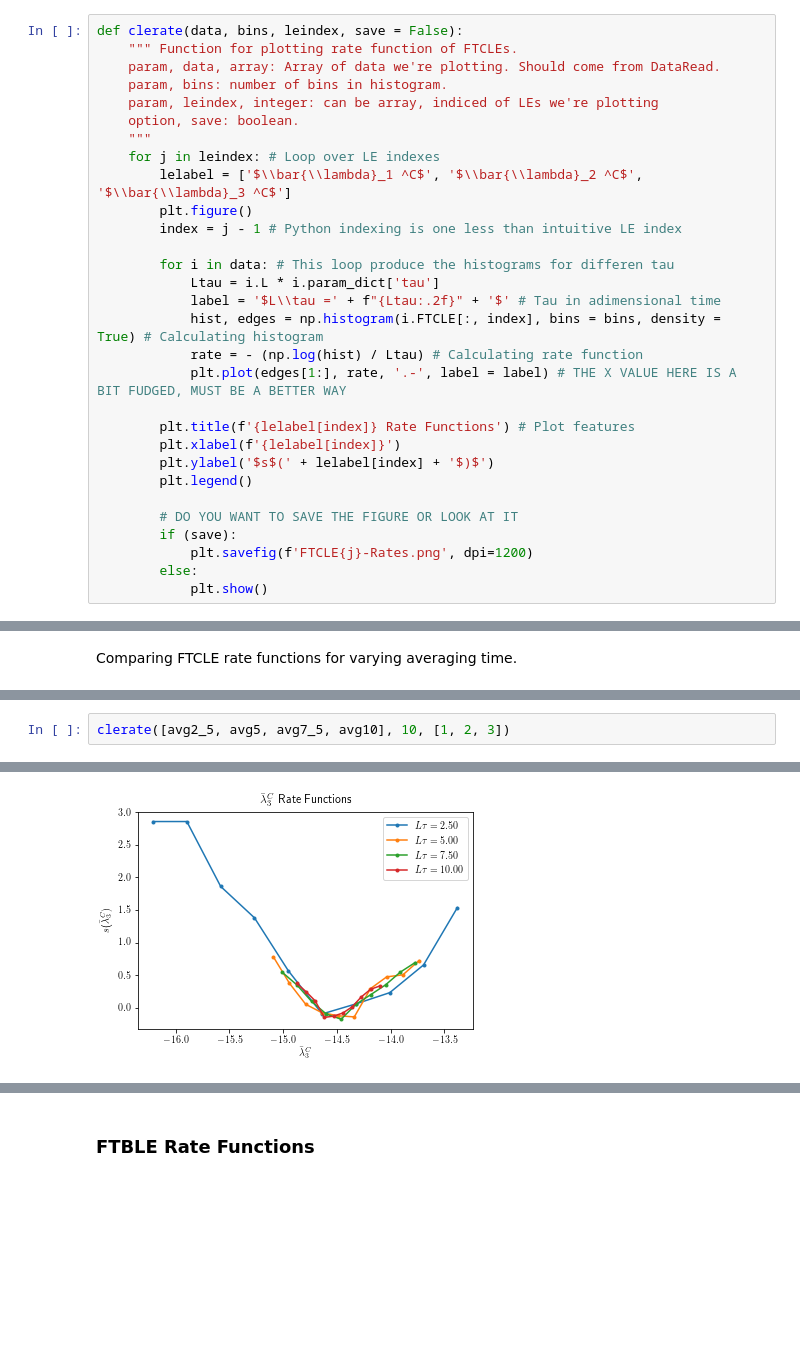
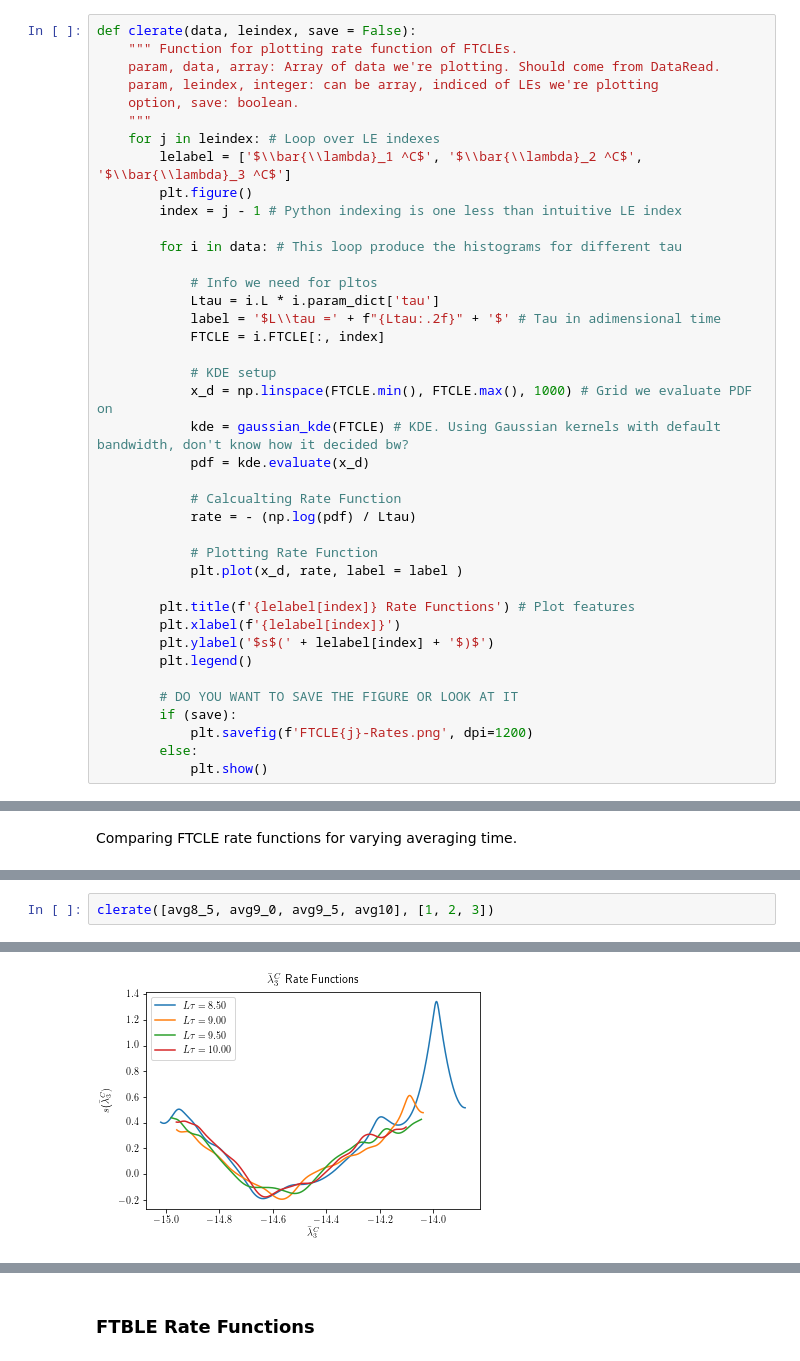
Before and after one commit to CalvinNesbitt/Lyapunov-Analysis, a Jupyter notebook: Lorenz-63-Example/Plotting-Ginelli-L63.ipynb, the cells around one changed output, grey strips where cells are left out. Saved outputs shown, nothing was run; the diff lists cells and outputs as text; blank space fills up the shorter version.

```diff
--- a/Lorenz-63-Example/Plotting-Ginelli-L63.ipynb
+++ b/Lorenz-63-Example/Plotting-Ginelli-L63.ipynb
@@ -278,8 +291,7 @@ NOTE these are based of np.histogram, not KDE.
 # %%
-def clerate(data, bins, leindex, save = False):
+def clerate(data, leindex, save = False):
     """ Function for plotting rate function of FTCLEs.
     param, data, array: Array of data we're plotting. Should come from DataRead.
-    param, bins: number of bins in histogram.
     param, leindex, integer: can be array, indiced of LEs we're plotting
     option, save: boolean.
     """
@@ -288,12 +300,23 @@ def clerate(data, bins, leindex, save = False):
         plt.figure()
         index = j - 1 # Python indexing is one less than intuitive LE index
 
-        for i in data: # This loop produce the histograms for differen tau
+        for i in data: # This loop produce the histograms for different tau
+
+            # Info we need for pltos
             Ltau = i.L * i.param_dict['tau']
             label = '$L\\tau =' + f"{Ltau:.2f}" + '$' # Tau in adimensional time
-            hist, edges = np.histogram(i.FTCLE[:, index], bins = bins, density = True) # Calculating histogram
-            rate = - (np.log(hist) / Ltau) # Calculating rate function
-            plt.plot(edges[1:], rate, '.-', label = label) # THE X VALUE HERE IS A BIT FUDGED, MUST BE A BETTER WAY
+            FTCLE = i.FTCLE[:, index]
+
+            # KDE setup
+            x_d = np.linspace(FTCLE.min(), FTCLE.max(), 1000) # Grid we evaluate PDF on
+            kde = gaussian_kde(FTCLE) # KDE. Using Gaussian kernels with default bandwidth, don't know how it decided bw?
+            pdf = kde.evaluate(x_d)
+
+            # Calcualting Rate Function
+            rate = - (np.log(pdf) / Ltau)
+
+            # Plotting Rate Function
+            plt.plot(x_d, rate, label = label )
 
         plt.title(f'{lelabel[index]} Rate Functions') # Plot features
         plt.xlabel(f'{lelabel[index]}')
@@ -393,3 +438,3 @@ Comparing FTCLE rate functions for varying averaging time.
 # %%
-clerate([avg2_5, avg5, avg7_5, avg10], 10, [1, 2, 3])
+clerate([avg8_5, avg9_0, avg9_5, avg10], [1, 2, 3])
 # %% [output]
@@ -398 +443 @@ clerate([avg2_5, avg5, avg7_5, avg10], 10, [1, 2, 3])
-[figure, old version]
+[figure, new version]
```
Also changed, not shown: parts of 31 cells of this notebook, 2 other files.
